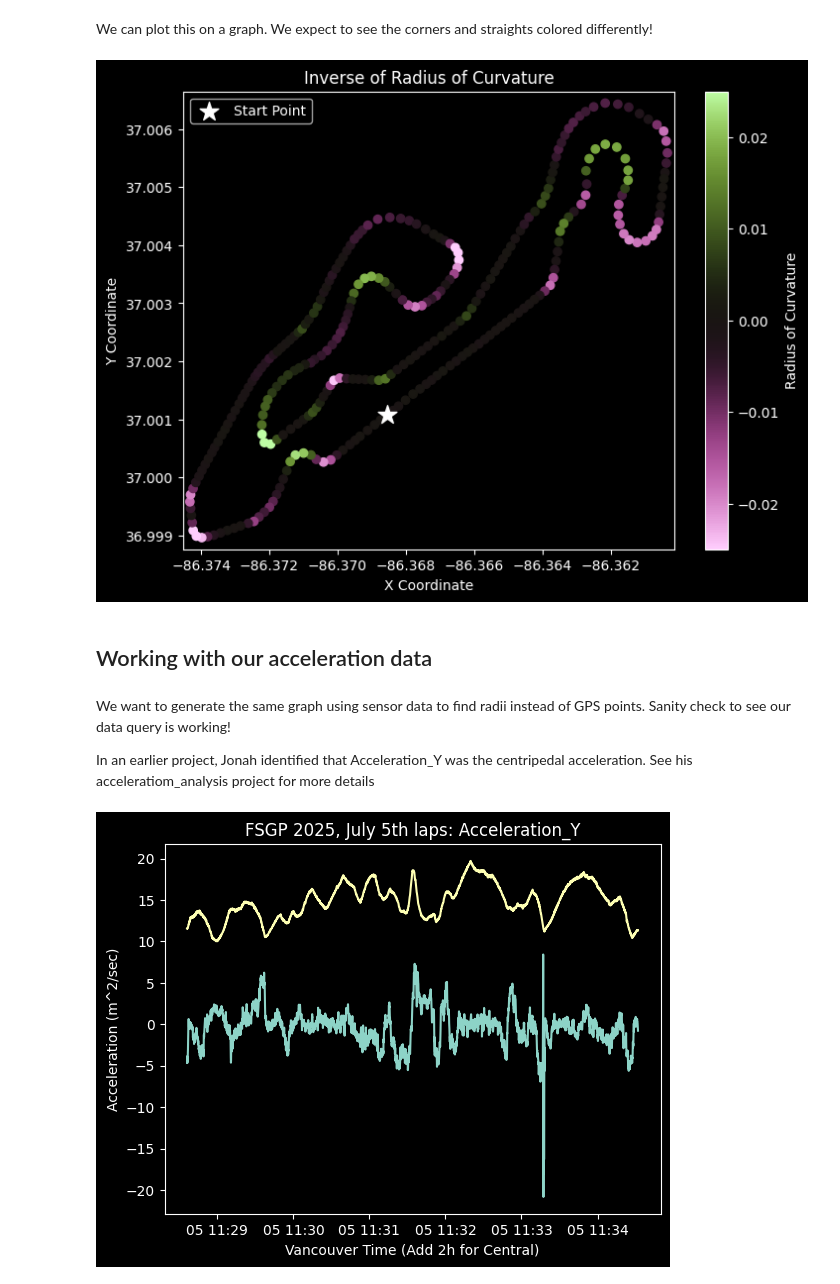
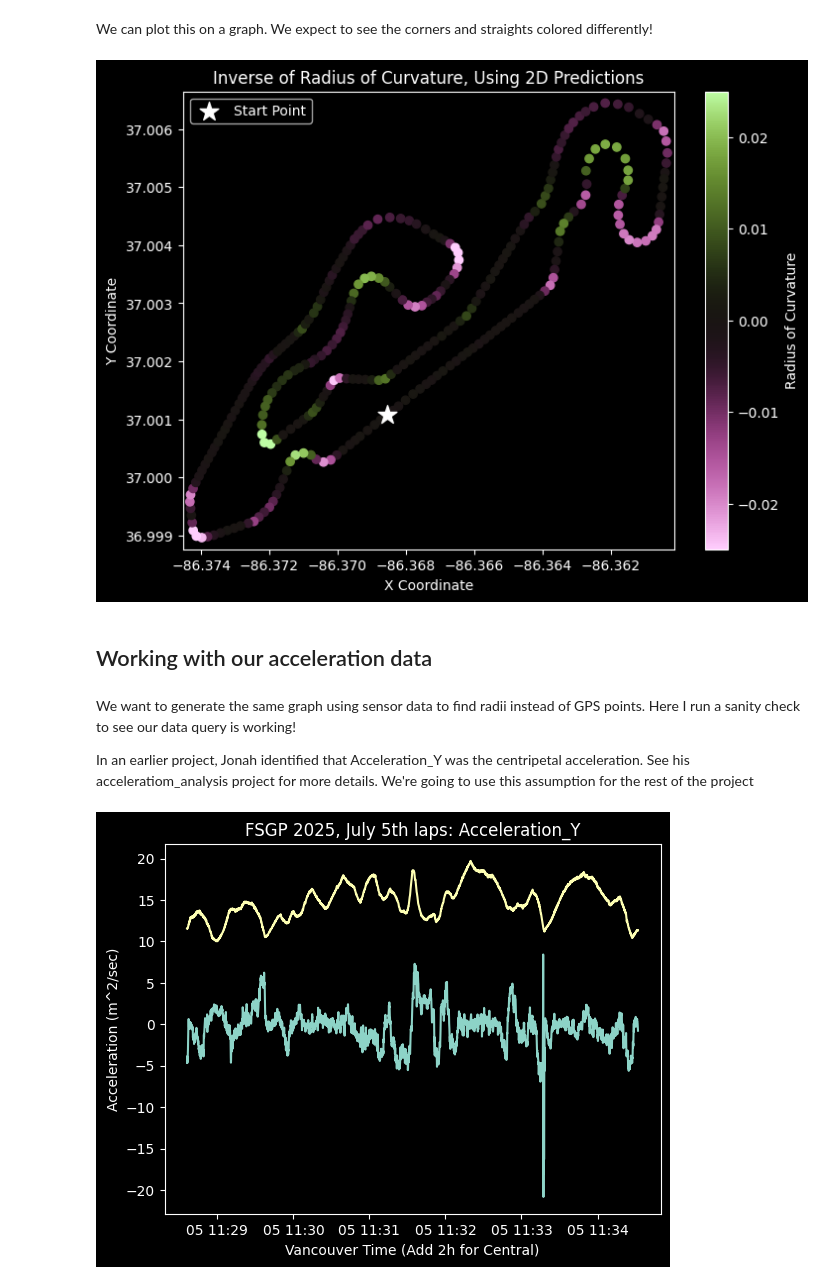
Before and after one commit to UBC-Solar/data_analysis, a Jupyter notebook: v4/localization_with_acceleration/acceleration.ipynb, the cells around one changed output. Cells and saved outputs as stored; diff of their text form; code cells hidden in the pictures.

Commit message:
added comments, tidied code, wrapped up project meaningfully

```diff
--- a/v4/localization_with_acceleration/acceleration.ipynb
+++ b/v4/localization_with_acceleration/acceleration.ipynb
@@ -459,41 +462,41 @@ y_coords = [coord[0] for coord in coords]
 
 # Create an array of points from the coordinates
 points = np.array([x_coords, y_coords]).T.reshape(-1, 1, 2)
 
 # Create a plot
 plt.figure(figsize=(8, 6))
 plt.scatter(x_coords, y_coords, c= radius_of_curvature)
 plt.gca().get_yaxis().get_major_formatter().set_useOffset(False)
 
 # Add a color bar to show the velocity scale
 plt.colorbar( label='Radius of Curvature')
 plt.clim(-0.025, 0.025)
 plt.set_cmap("vanimo")
 # Add labels, grid, and title
 plt.xlabel('X Coordinate')
 plt.ylabel('Y Coordinate')
-plt.title("Inverse of Radius of Curvature")
+plt.title("Inverse of Radius of Curvature, Using 2D Predictions")
 
 
 
 # Adjust the axis limits to fit the track
 plt.xlim(min(x_coords) - 0.0002, max(x_coords) + 0.0002)
 plt.ylim(min(y_coords) - 0.0002, max(y_coords) + 0.0002)
 
 # Optionally, highlight the starting point
 plt.scatter(x_coords[0], y_coords[0], color='white', s=200, marker='*', label='Start Point')
 
 # Add a legend and show the plot
 plt.legend()
 plt.show()
 # %% [output]
-[figure, old version]
+[figure, new version]
 # %% [markdown]
 ## Working with our acceleration data
 # %% [markdown]
-We want to generate the same graph using sensor data to find radii instead of GPS points. Sanity check to see our data query is working!
+We want to generate the same graph using sensor data to find radii instead of GPS points. Here I run a sanity check to see our data query is working!
 
-In an earlier project, Jonah identified that Acceleration_Y was the centripedal acceleration. See his acceleratiom_analysis project for more details
+In an earlier project, Jonah identified that Acceleration_Y was the centripetal acceleration. See his acceleratiom_analysis project for more details. We're going to use this assumption for the rest of the project
 # %%
 plt.plot(y.datetime_x_axis, y)
 plt.plot(motor.datetime_x_axis, motor)
```
Also changed, not shown: parts of 27 cells of this notebook.
